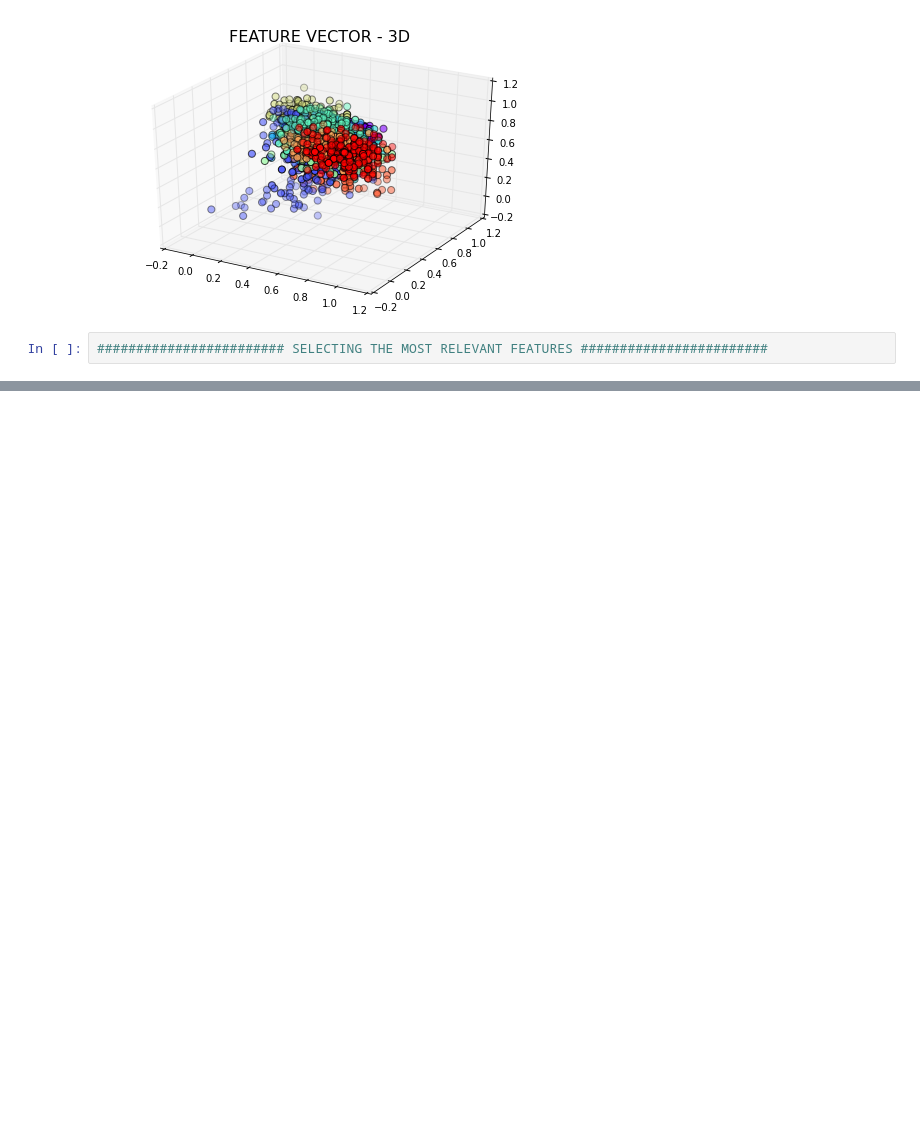
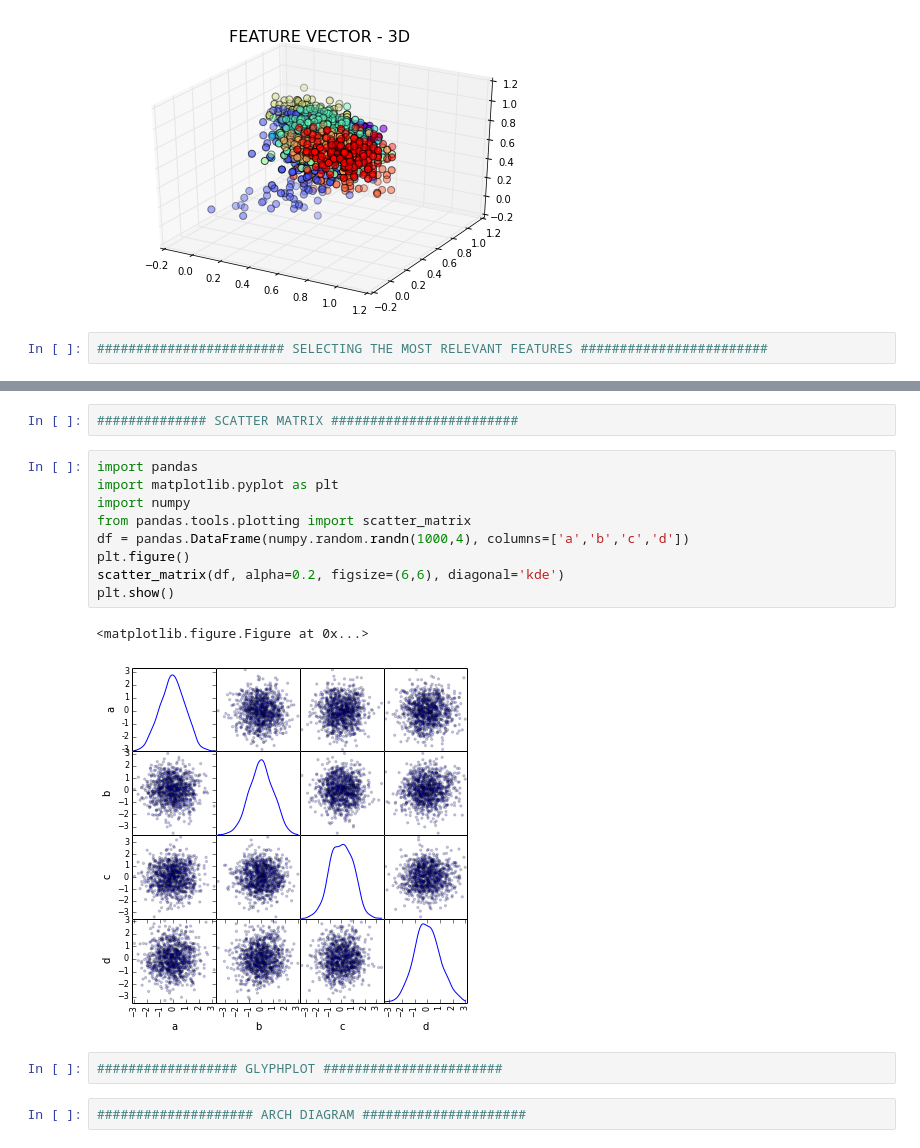
Before and after one commit to denniscf/Visualization, a Jupyter notebook: Visualizing_High_Dimensional_Data.ipynb, the cells around one changed output, grey strips where cells are left out. Cells and saved outputs as stored; diff of their text form; blank space fills up the shorter version.

```diff
--- a/Visualizing_High_Dimensional_Data.ipynb
+++ b/Visualizing_High_Dimensional_Data.ipynb
@@ -260,0 +287,18 @@ BuildFeatureVector(digits, True, True)
+# %%
+############## SCATTER MATRIX ########################
+# %%
+import pandas
+import matplotlib.pyplot as plt
+import numpy
+from pandas.tools.plotting import scatter_matrix
+df = pandas.DataFrame(numpy.random.randn(1000,4), columns=['a','b','c','d'])
+plt.figure()
+scatter_matrix(df, alpha=0.2, figsize=(6,6), diagonal='kde')
+plt.show()
+# %% [output]
+<matplotlib.figure.Figure at 0x...>
+[figure, added]
+# %%
+################## GLYPHPLOT #######################
+# %%
+#################### ARCH DIAGRAM #####################
```
Also changed, not shown: parts of 5 cells of this notebook.
